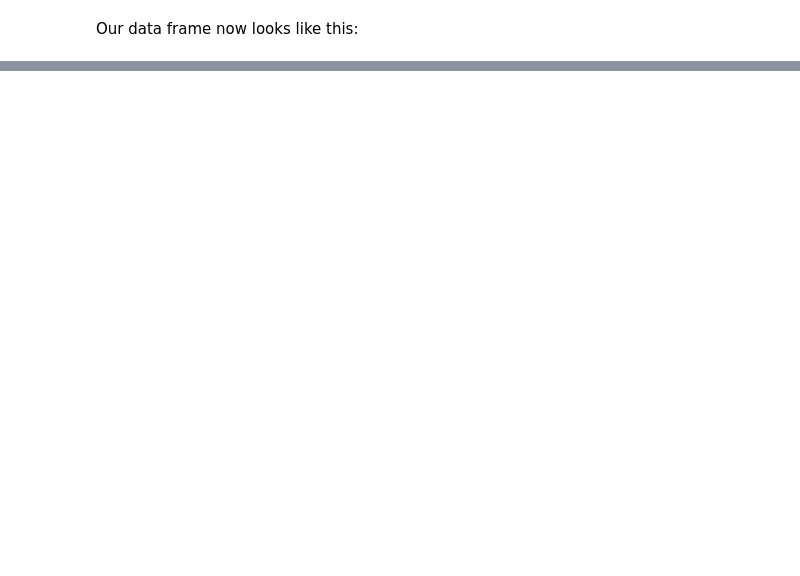
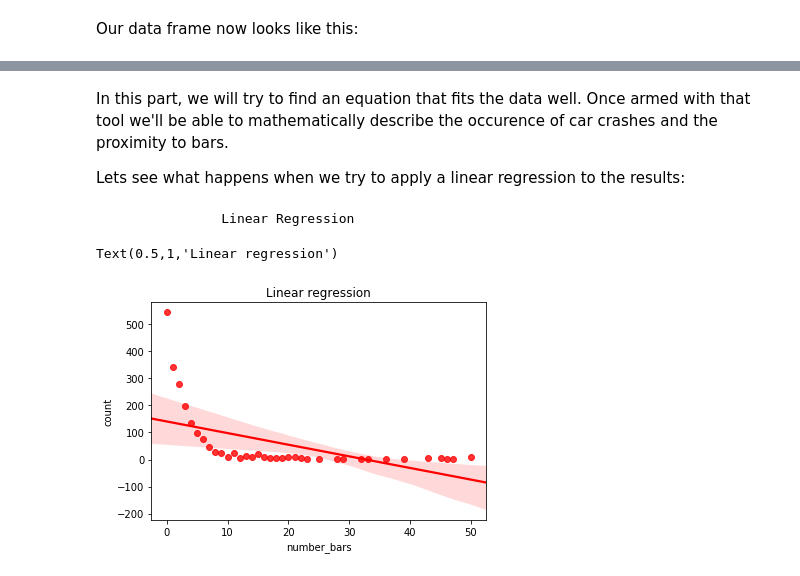
Before and after one commit to drummondpitt/cousera-capstone-project, a Jupyter notebook: Car crashes and Bars in Allegheny County-PA.ipynb, the cells around one changed output, grey strips where cells are left out. Drawn from its saved outputs; the diff is of its cells as text; code cells hidden in the pictures; blank space fills up the shorter version.

```diff
--- a/Car crashes and Bars in Allegheny County-PA.ipynb
+++ b/Car crashes and Bars in Allegheny County-PA.ipynb
@@ -184,0 +404,18 @@ car_crashes_c[0:50]
+# %% [markdown]
+In this part, we will try to find an equation that fits the data well.
+Once armed with that tool we'll be able to mathematically describe the occurence of car crashes and the proximity to bars.
+
+
+Lets see what happens when we try to apply a linear regression to the results:
+# %%
+import seaborn as sns
+from scipy import stats
+print("\t\tLinear Regression")
+
+
+ax=sns.regplot(counts['number_bars'],counts['count'], color='r',)
+ax.set_title('Linear regression')
+# %% [output]
+                Linear Regression
+Text(0.5,1,'Linear regression')
+[figure, added]
```
Also changed, not shown: parts of 73 cells of this notebook.
